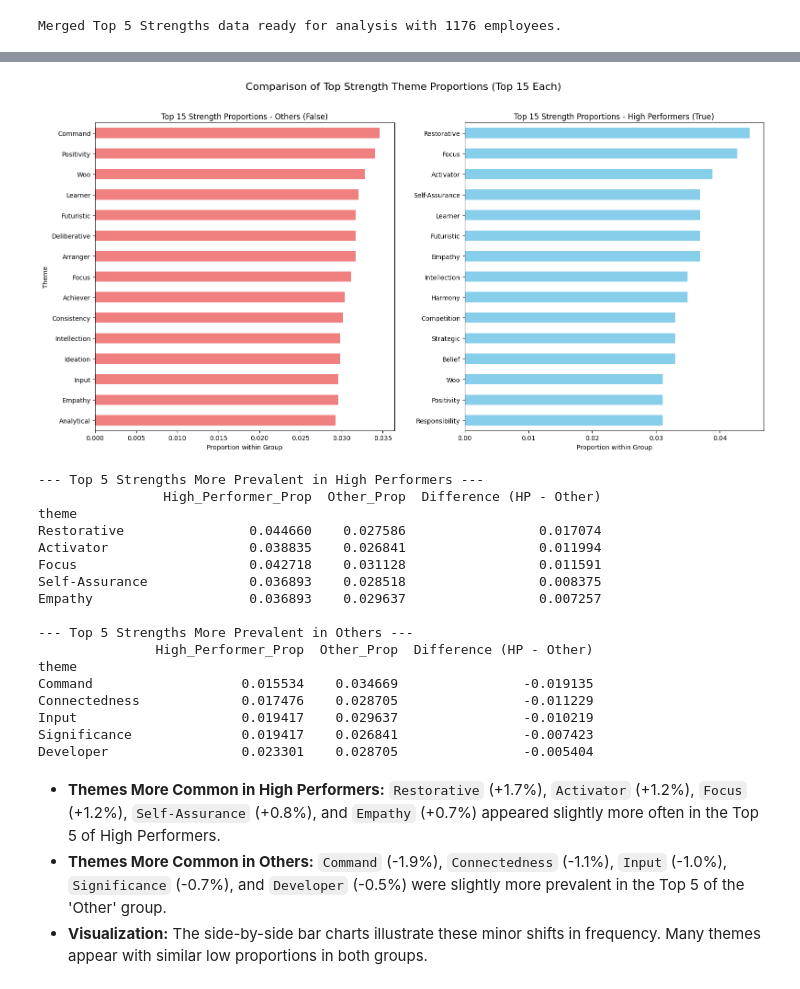
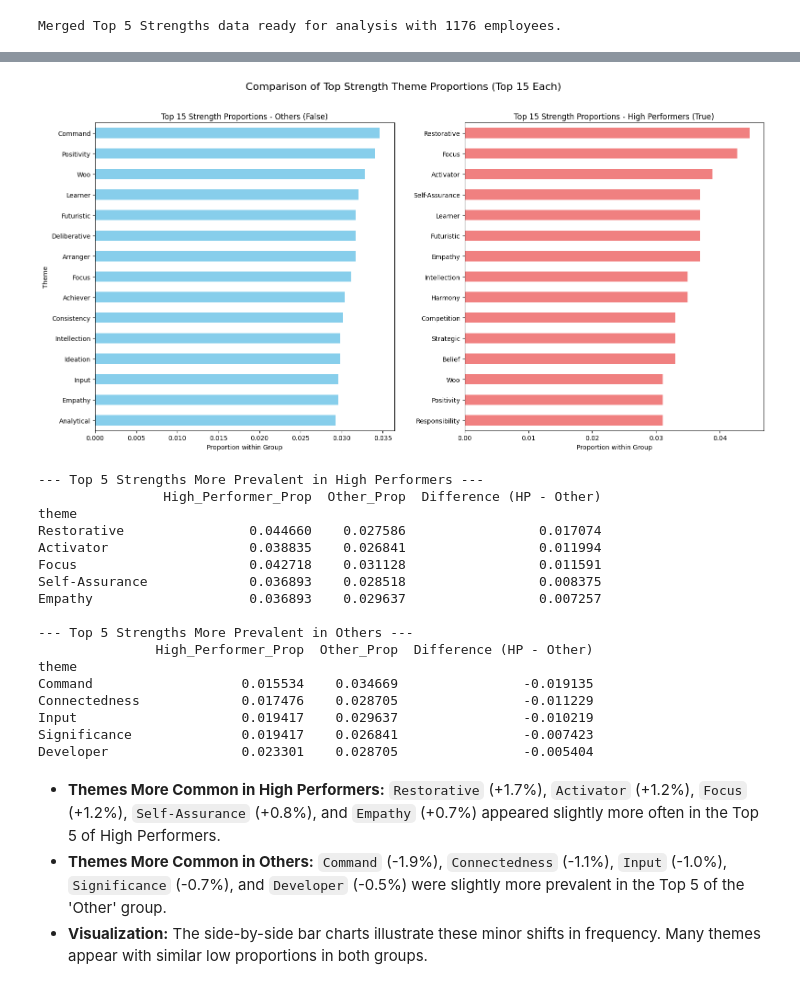
Before and after one commit to fbudimannn/talent-intelligence-system, a Jupyter notebook: 1_analysis/data_exploration.ipynb, the cells around one changed output, grey strips where cells are left out. Cells and saved outputs as stored; diff of their text form; code cells hidden in the pictures.

```diff
--- a/1_analysis/data_exploration.ipynb
+++ b/1_analysis/data_exploration.ipynb
@@ -2775,7 +2796,18 @@ Merged Top 5 Strengths data ready for analysis with 1176 employees.
 # %%
 # --- Visualize Comparison (Side-by-Side Separate Bar Charts) ---
-# Assuming 'strength_comparison' DataFrame exists from previous calculations
-# and contains 'Other_Prop', 'High_Performer_Prop', 'Difference (HP - Other)'
+
+# Calculate proportions for High Performers
+hp_strength_props = df_analysis_strengths[df_analysis_strengths['is_high_performer'] == True]['theme'].value_counts(normalize=True)
+
+# Calculate proportions for Others
+other_strength_props = df_analysis_strengths[df_analysis_strengths['is_high_performer'] == False]['theme'].value_counts(normalize=True)
+
+# Combine into a DataFrame for easier comparison
+strength_comparison = pd.DataFrame({'High_Performer_Prop': hp_strength_props, 'Other_Prop': other_strength_props}).fillna(0)
+
+# Calculate difference and sort
+strength_comparison['Difference (HP - Other)'] = strength_comparison['High_Performer_Prop'] - strength_comparison['Other_Prop']
+strength_comparison = strength_comparison.sort_values(by='Difference (HP - Other)', ascending=False)
 
 # Select top N themes based on difference or overall frequency for plotting
 top_n = 15 # Number of themes to show on each chart (adjust as needed)
@@ -2783,40 +2815,37 @@ top_n = 15 # Number of themes to show on each chart (adjust as needed)
 top_hp_themes = strength_comparison.sort_values(by='High_Performer_Prop', ascending=False).head(top_n).index
 # Get themes most prevalent in Others
 top_other_themes = strength_comparison.sort_values(by='Other_Prop', ascending=False).head(top_n).index
-# Combine and get unique themes for consistent y-axis (optional, but good practice)
-# Or just plot the top N for each independently
 
 # --- Create the figure with two subplots (1 row, 2 columns) ---
-# sharey=True makes comparing themes easier if you plot the same themes
 fig, axes = plt.subplots(1, 2, figsize=(16, 8), sharey=False) # sharey=False allows independent sorting/scaling
 
 # --- Plot 1: Others (False) ---
 plot_data_others = strength_comparison['Other_Prop'].sort_values(ascending=True).tail(top_n) # Get top N for Others, sorted ascending for barh
-plot_data_others.plot(kind='barh', ax=axes[0], color='lightcoral')
+plot_data_others.plot(kind='barh', ax=axes[0], color='skyblue')
 axes[0].set_title(f'Top {top_n} Strength Proportions - Others (False)')
 axes[0].set_xlabel('Proportion within Group')
 axes[0].set_ylabel('Theme') # Add Y label only to the left plot
 
 # --- Plot 2: High Performers (True) ---
 plot_data_hp = strength_comparison['High_Performer_Prop'].sort_values(ascending=True).tail(top_n) # Get top N for High Performers, sorted
-plot_data_hp.plot(kind='barh', ax=axes[1], color='skyblue')
+plot_data_hp.plot(kind='barh', ax=axes[1], color='lightcoral')
 axes[1].set_title(f'Top {top_n} Strength Proportions - High Performers (True)')
 axes[1].set_xlabel('Proportion within Group')
 axes[1].set_ylabel('') # Remove Y label for the right plot
 
 # --- Final Touches ---
 plt.suptitle('Comparison of Top Strength Theme Proportions (Top 15 Each)', fontsize=16, y=1.02)
 plt.tight_layout(w_pad=3.0) # Add padding between plots if needed
 plt.show()
 
 # --- Print differences again for reference ---
 print("\n--- Top 5 Strengths More Prevalent in High Performers ---")
 print(strength_comparison.sort_values(by='Difference (HP - Other)', ascending=False).head(5))
 
 print("\n--- Top 5 Strengths More Prevalent in Others ---")
 print(strength_comparison.sort_values(by='Difference (HP - Other)', ascending=True).head(5))
 # %% [output]
-[figure, old version]
+[figure, new version]
 --- Top 5 Strengths More Prevalent in High Performers ---
                 High_Performer_Prop  Other_Prop  Difference (HP - Other)
 theme
```
Also changed, not shown: parts of 5 cells of this notebook.
